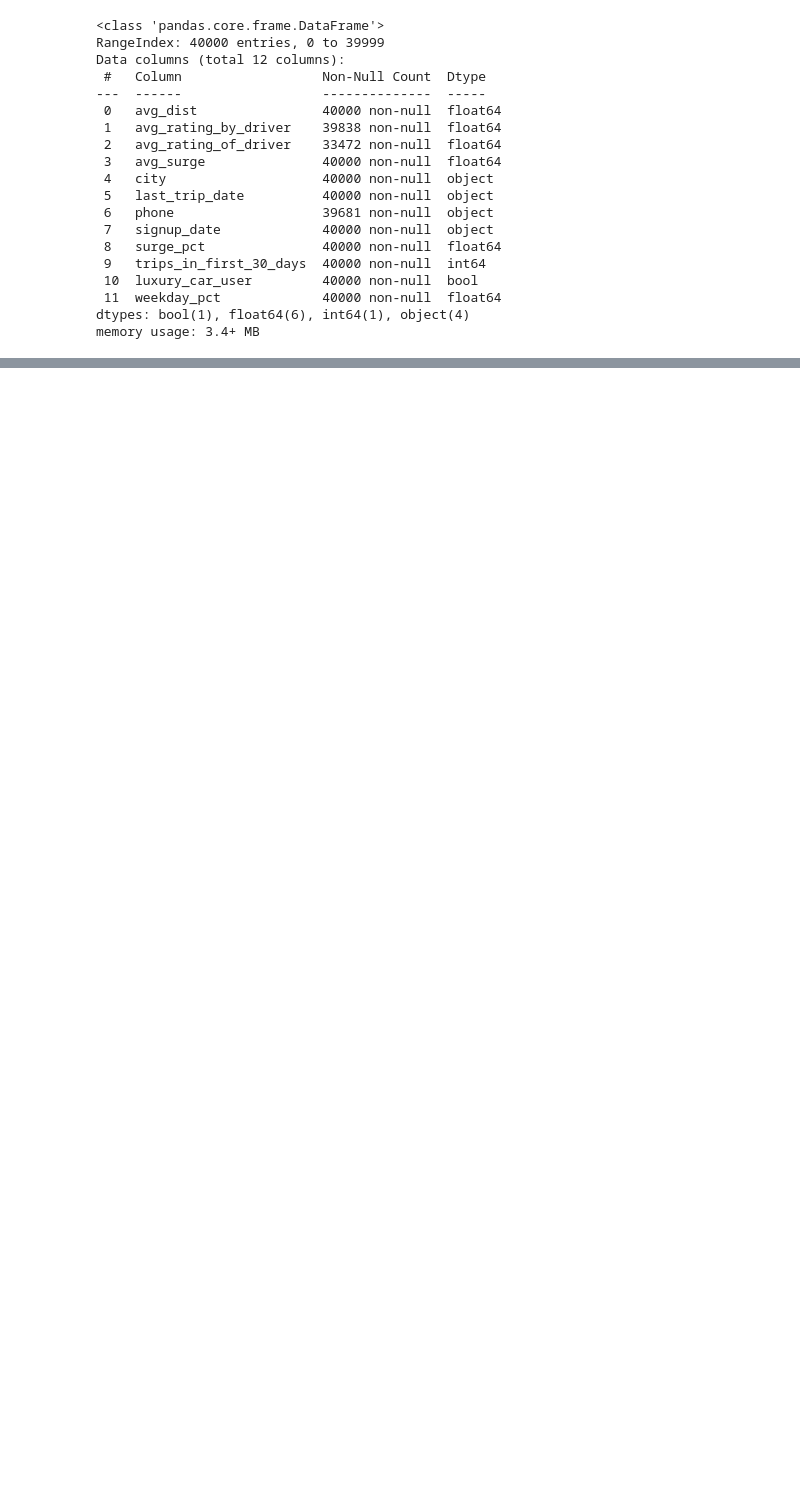
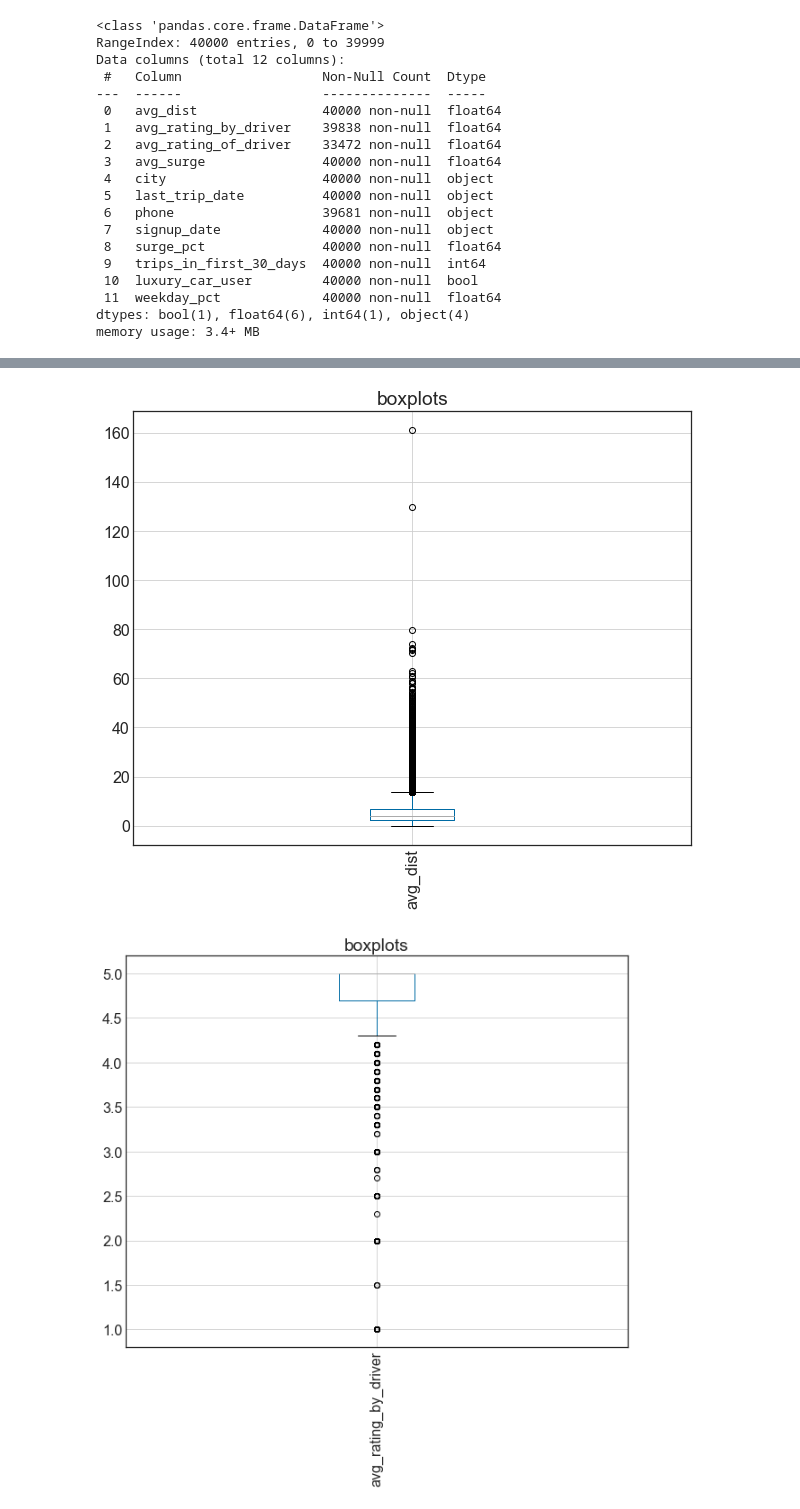
Before and after one commit to MegansColorado/supervised-learning-casestudy, a Jupyter notebook: notebooks/paul_eda.ipynb, the cells around one changed output, grey strips where cells are left out. Cells and saved outputs as stored; diff of their text form; code cells hidden in the pictures; blank space fills up the shorter version.

```diff
--- a/notebooks/paul_eda.ipynb
+++ b/notebooks/paul_eda.ipynb
@@ -89,0 +118,10 @@ dataobj = data_cls(data)
+# %%
+cols = list(dataobj.df.columns)
+cols = ['avg_dist',
+ 'avg_rating_by_driver',
+ 'avg_rating_of_driver',
+ 'avg_surge',
+ 'surge_pct',
+ 'trips_in_first_30_days',
+ 'luxury_car_user',
+ 'weekday_pct']
@@ -89,0 +131,6 @@ dataobj = data_cls(data)
+# %%
+for i in range(len(cols)):
+    dataobj.boxplot(cols[i], 'boxplots')
+# %% [output]
+[figure, added]
+[figure, added]
```
Also changed, not shown: parts of 12 cells of this notebook, 4 other files.
